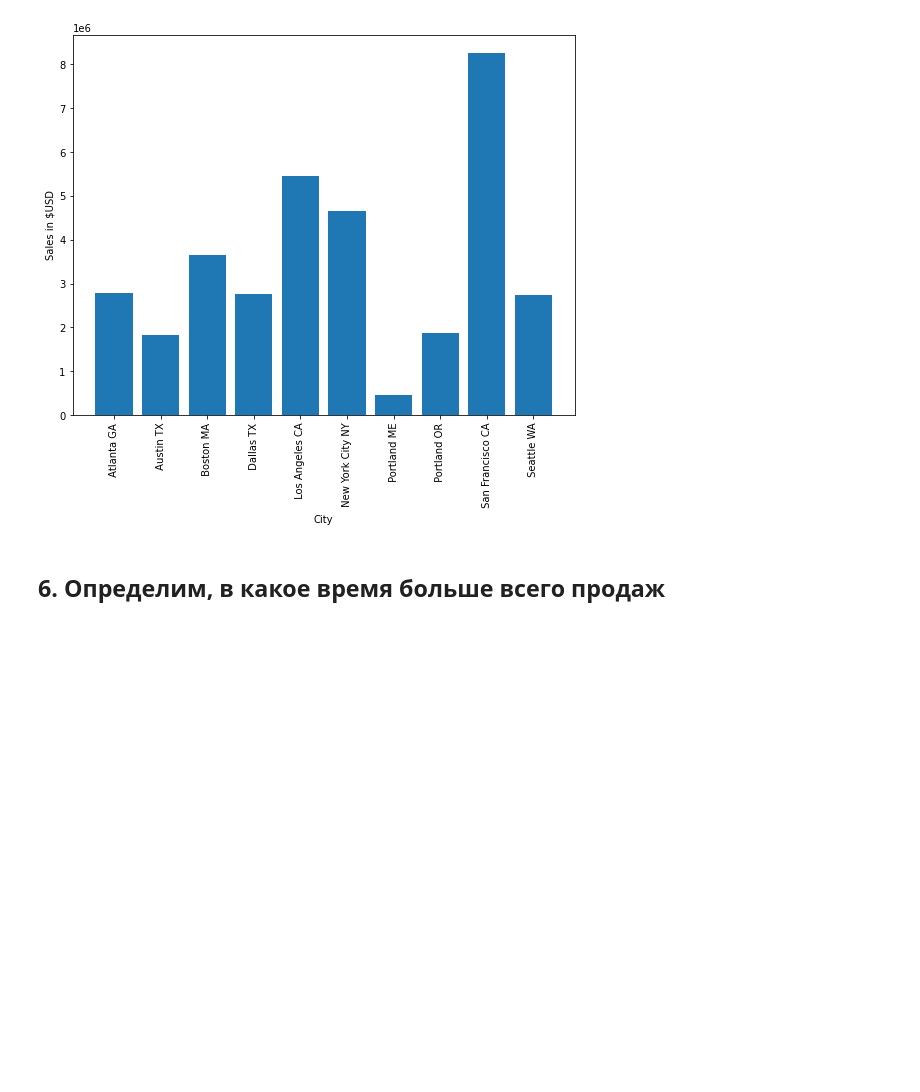
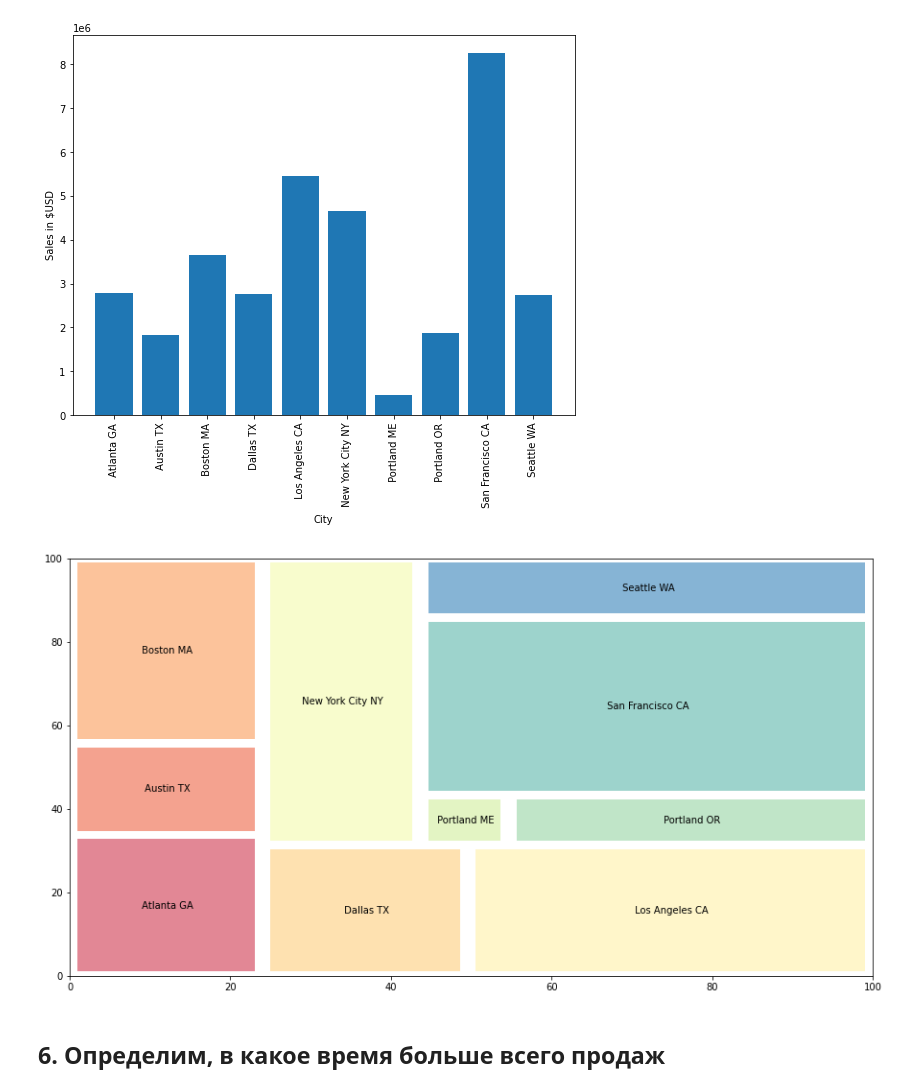
Before and after one commit to BorzykhIO/tech-store-sales, a Jupyter notebook: techstore.ipynb, the cells around one changed output. Cells and saved outputs as stored; diff of their text form; code cells hidden in the pictures; blank space fills up the shorter version.

```diff
--- a/techstore.ipynb
+++ b/techstore.ipynb
@@ -146,3 +150,13 @@ plt.show()
+# %%
+import squarify
+plt.figure(figsize=(15, 8))
+squarify.plot(sizes=city_sales['Total'],
+              label=city_sales['City'],
+              color=sb.color_palette("Spectral", len(city_sales['City'])),
+              alpha=0.6, pad=True)
+plt.show()
+# %% [output]
+[figure, added]
 # %% [markdown]
 ## 6. Определим, в какое время больше всего продаж
 # %%
```
Also changed, not shown: parts of 6 cells of this notebook.
